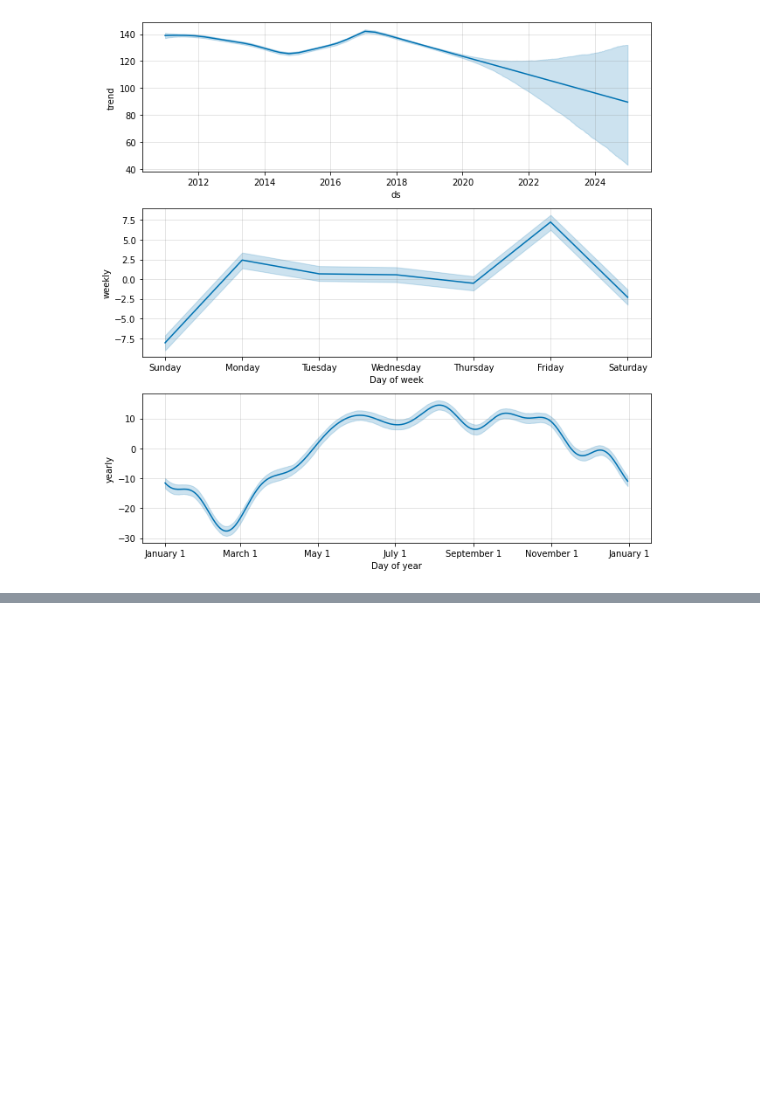
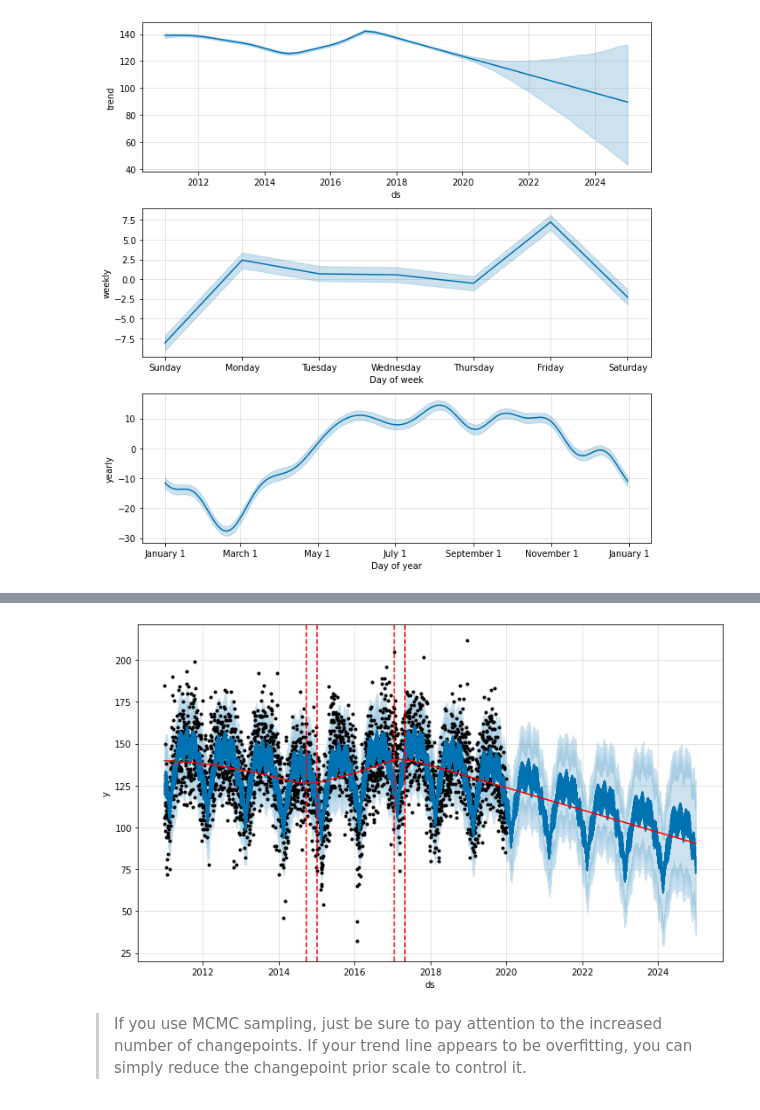
Before and after one commit to caiosainvallio/time-series, a Jupyter notebook: prophet/09_uncertainy-intervals.ipynb, the cells around one changed output, grey strips where cells are left out. Cells and saved outputs as stored; diff of their text form; code cells hidden in the pictures; blank space fills up the shorter version.

```diff
--- a/prophet/09_uncertainy-intervals.ipynb
+++ b/prophet/09_uncertainy-intervals.ipynb
@@ -211,0 +218,4 @@ plt.show()
+# %%
+model = Prophet(changepoint_prior_scale=0.03,
+                mcmc_samples=300)
+model.fit(df)
@@ -211,0 +281,12 @@ plt.show()
+# %%
+future = model.make_future_dataframe(periods=365 * 5)
+forecast = model.predict(future)
+fig = model.plot(forecast)
+add_changepoints_to_plot(fig.gca(), model, forecast, threshold=0.1)
+plt.show()
+# %% [output]
+[figure, added]
+# %% [markdown]
+> If you use MCMC sampling, just be sure to pay attention to the increased number of
+changepoints. If your trend line appears to be overfitting, you can simply reduce the
+changepoint prior scale to control it.
```
Also changed, not shown: parts of 3 cells of this notebook.
